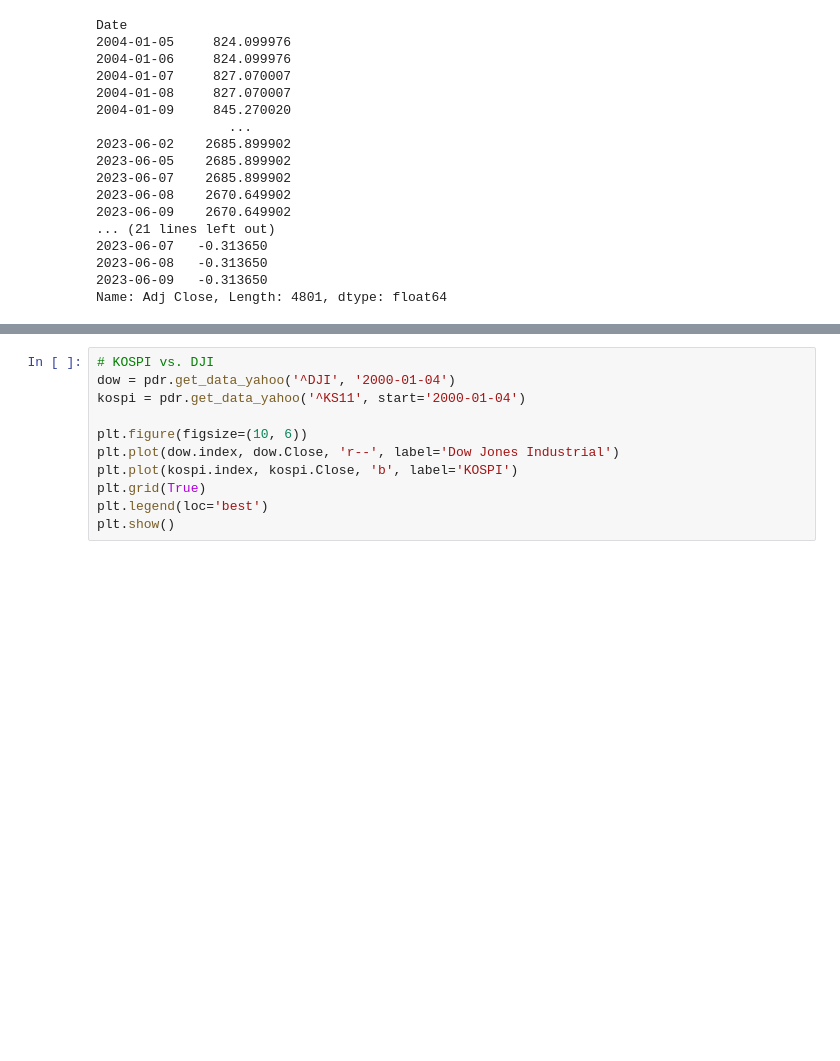
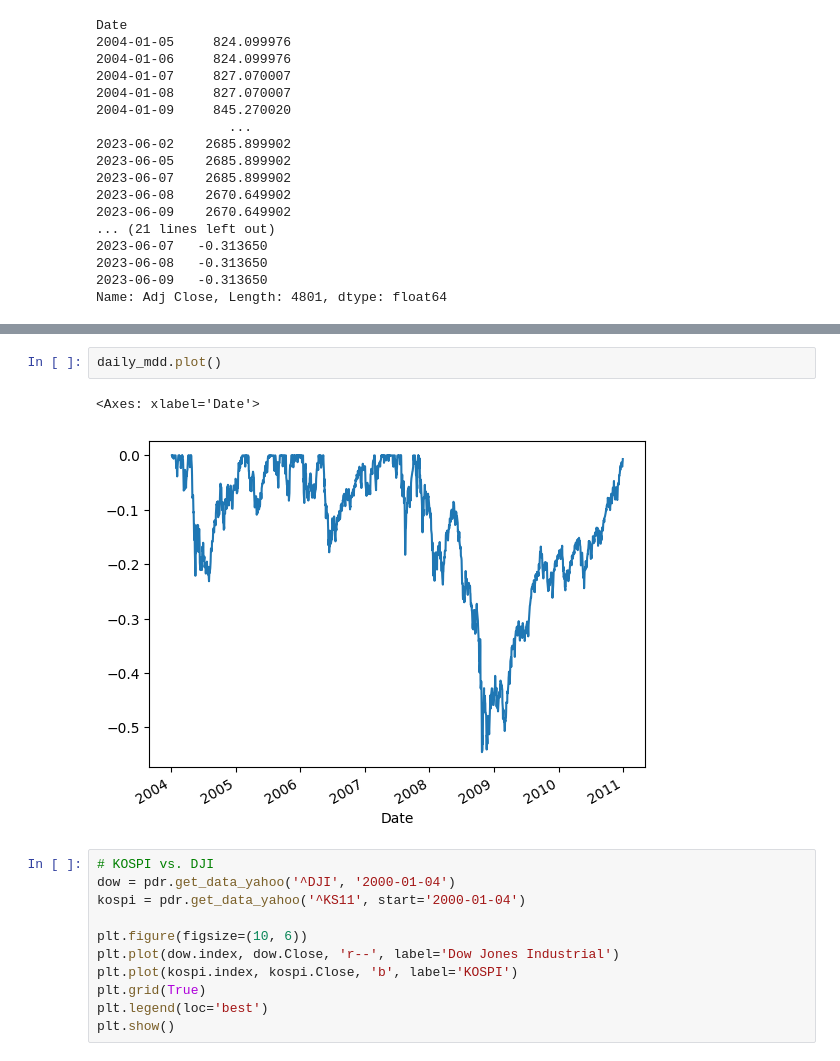
Before and after one commit to wolfinwallst/Financial_Engineering_and_Risk_Management, a Jupyter notebook: 파이썬 증권 데이터 분석/3장 팬더스를 활용한 데이터 분석.ipynb, the cells around one changed output, grey strips where cells are left out. Cells and saved outputs as stored; diff of their text form; blank space fills up the shorter version.

```diff
--- a/파이썬 증권 데이터 분석/3장 팬더스를 활용한 데이터 분석.ipynb
+++ b/파이썬 증권 데이터 분석/3장 팬더스를 활용한 데이터 분석.ipynb
@@ -335,3 +427,8 @@ Name: Adj Close, Length: 4801, dtype: float64
+# %%
+daily_mdd.plot()
+# %% [output]
+<Axes: xlabel='Date'>
+[figure, added]
 # %%
 # KOSPI vs. DJI
 dow = pdr.get_data_yahoo('^DJI', '2000-01-04')
```
Also changed, not shown: parts of 11 cells of this notebook.
